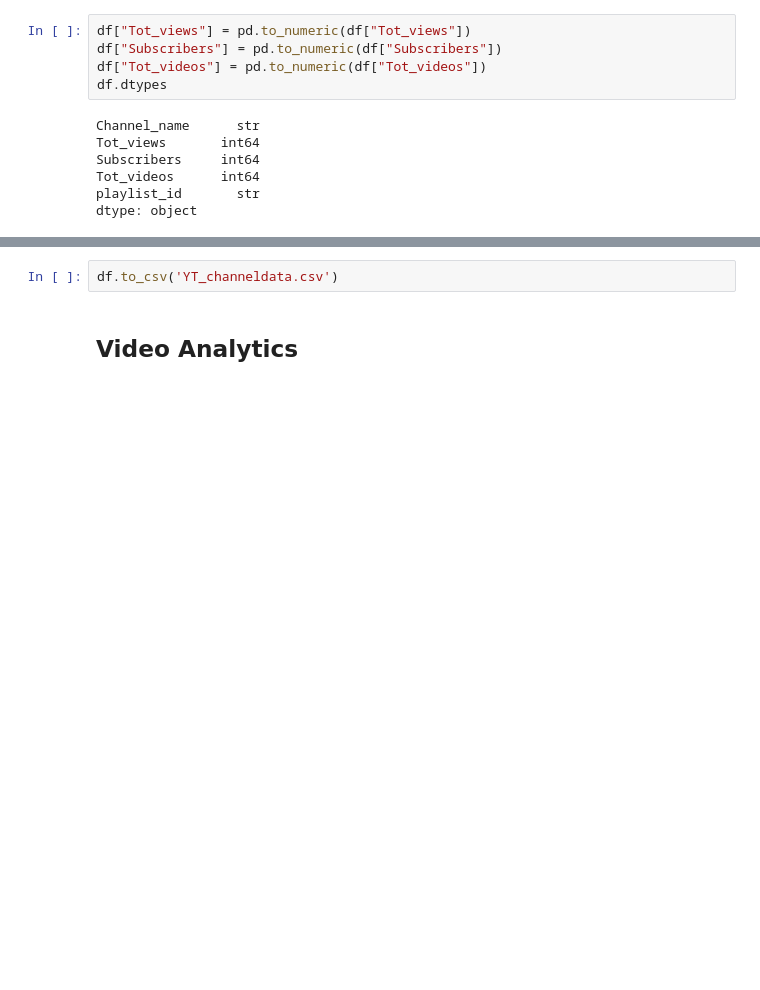
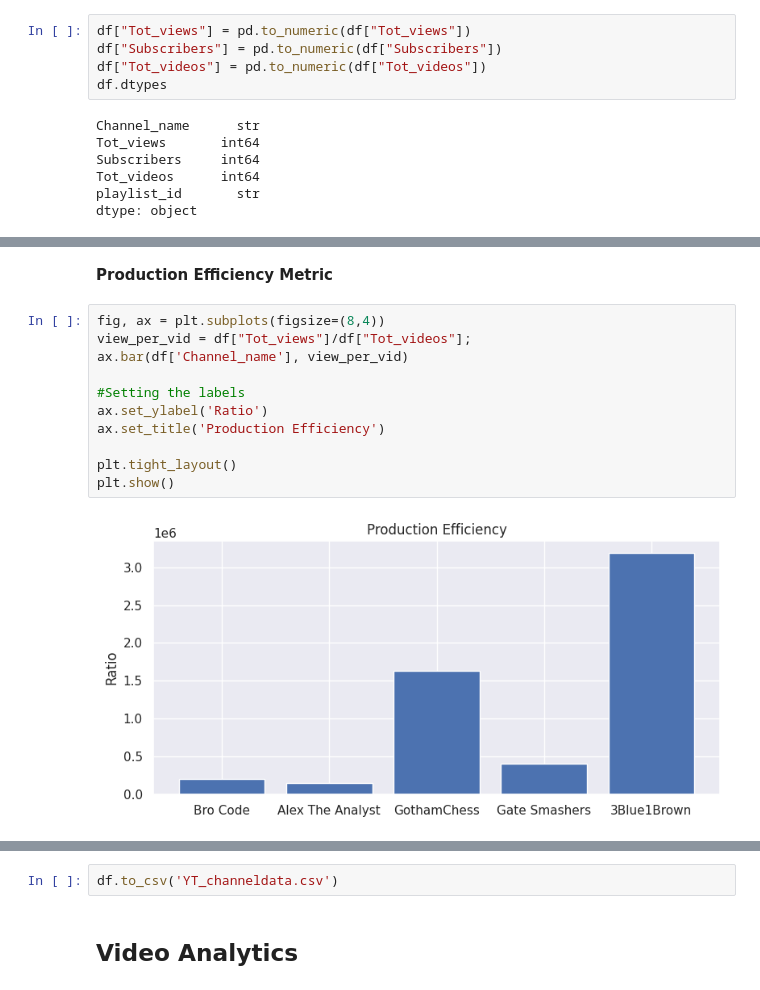
Before and after one commit to Yuvaraj26-coder/YT_Analysis, a Jupyter notebook: Yt-analysis.ipynb, the cells around one changed output, grey strips where cells are left out. Drawn from its saved outputs; the diff is of its cells as text; blank space fills up the shorter version.

```diff
--- a/Yt-analysis.ipynb
+++ b/Yt-analysis.ipynb
@@ -90,0 +90,15 @@ plt.show()
+# %% [markdown]
+**Production Efficiency Metric**
+# %%
+fig, ax = plt.subplots(figsize=(8,4))
+view_per_vid = df["Tot_views"]/df["Tot_videos"];
+ax.bar(df['Channel_name'], view_per_vid)
+
+#Setting the labels
+ax.set_ylabel('Ratio')
+ax.set_title('Production Efficiency')
+
+plt.tight_layout()
+plt.show()
+# %% [output]
+[figure, added]
```
Also changed, not shown: parts of 9 cells of this notebook.
